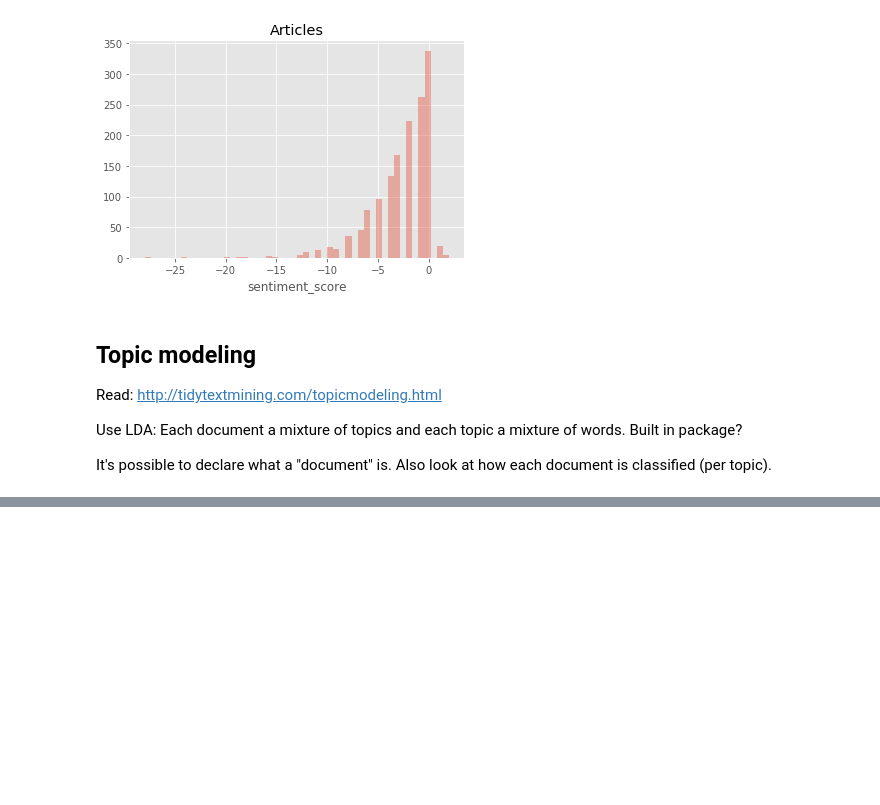
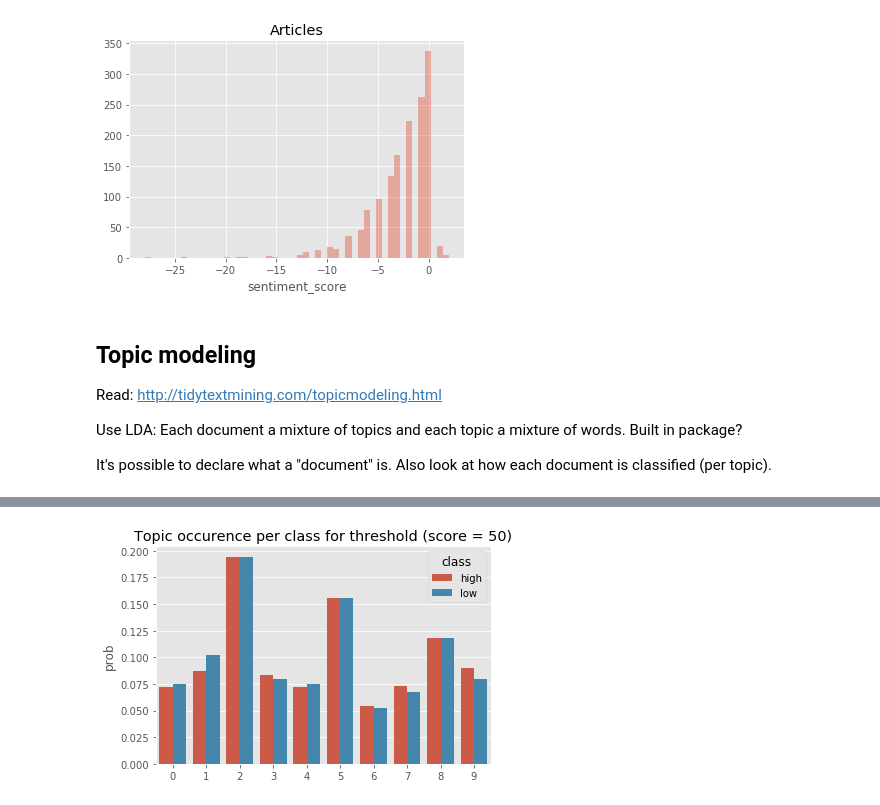
Before and after one commit to fdelia/bots, a Jupyter notebook: 4_clustering_comments.ipynb, the cells around one changed output, grey strips where cells are left out. Saved outputs shown, nothing was run; the diff lists cells and outputs as text; code cells hidden in the pictures; blank space fills up the shorter version.

Commit message:
added topic analysis per class

```diff
--- a/4_clustering_comments.ipynb
+++ b/4_clustering_comments.ipynb
@@ -219,0 +260,8 @@ plt.show()
+# %%
+#print(sums_high.index)
+#print(sums_high[0])
+ax = sns.barplot(x=sums.index, y=sums['prob'], hue=sums['class'])
+plt.title('Topic occurence per class for threshold (score = {})'.format(threshold))
+plt.show()
+# %% [output]
+[figure, added]
```
Also changed, not shown: parts of 7 cells of this notebook.
